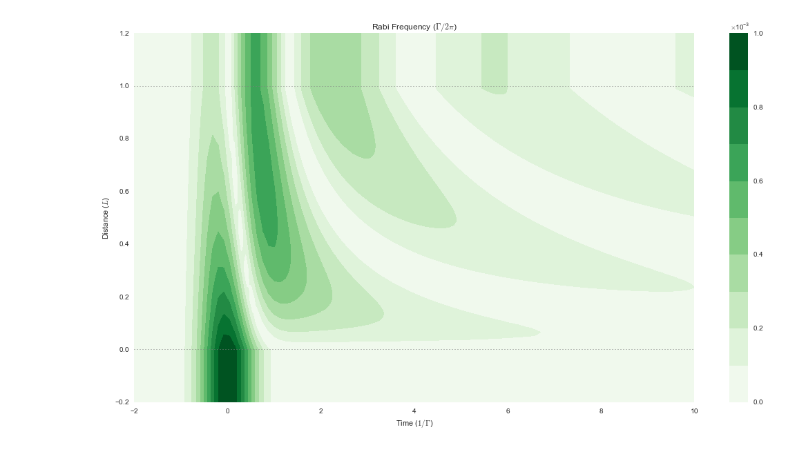
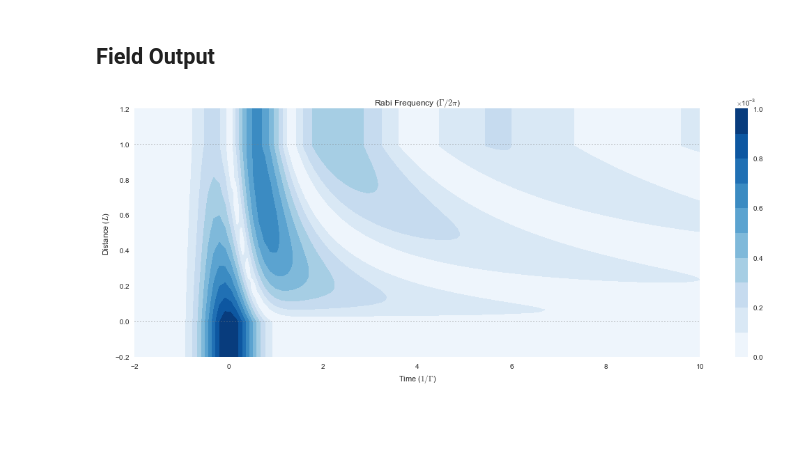
Before and after one commit to tpogden/notebooks-maxwellbloch, a Jupyter notebook: mb-solve-two-weak-pulse-few-atoms.ipynb, the cells around one changed output. Saved outputs shown, nothing was run; the diff lists cells and outputs as text; code cells hidden in the pictures; blank space fills up the shorter version.

```diff
--- a/mb-solve-two-weak-pulse-few-atoms.ipynb
+++ b/mb-solve-two-weak-pulse-few-atoms.ipynb
@@ -70,23 +105,18 @@ Wall time: 4.42 ms
+# %% [markdown]
+## Field Output
 # %%
-import matplotlib.pyplot as plt
-%matplotlib inline
-import seaborn as sns
-
-import numpy as np
-
-fig = plt.figure(1, figsize=(16, 9))
+fig = plt.figure(1, figsize=(16, 6))
 ax = fig.add_subplot(111)
-#fig, ax = plt.subplots(figsize=(16, 9))
 cmap_range = np.linspace(0.0, 1.0e-3, 11)
 cf = ax.contourf(mb_solve_00.tlist, mb_solve_00.zlist,
                  np.abs(mb_solve_00.Omegas_zt[0]/(2*np.pi)),
-                 cmap_range, cmap=plt.cm.Greens)
+                 cmap_range, cmap=plt.cm.Blues)
 ax.set_title('Rabi Frequency ($\Gamma / 2\pi $)')
 ax.set_xlabel('Time ($1/\Gamma$)')
 ax.set_ylabel('Distance ($L$)')
 for y in [0.0, 1.0]:
     ax.axhline(y, c='grey', lw=1.0, ls='dotted')
 plt.colorbar(cf)
 plt.savefig('images/mb-solve-two-weak-pulse-few-atoms.png')
 # %% [output]
-[figure, old version]
+[figure, new version]
```
Also changed, not shown: parts of 9 cells of this notebook, 7 other files.
